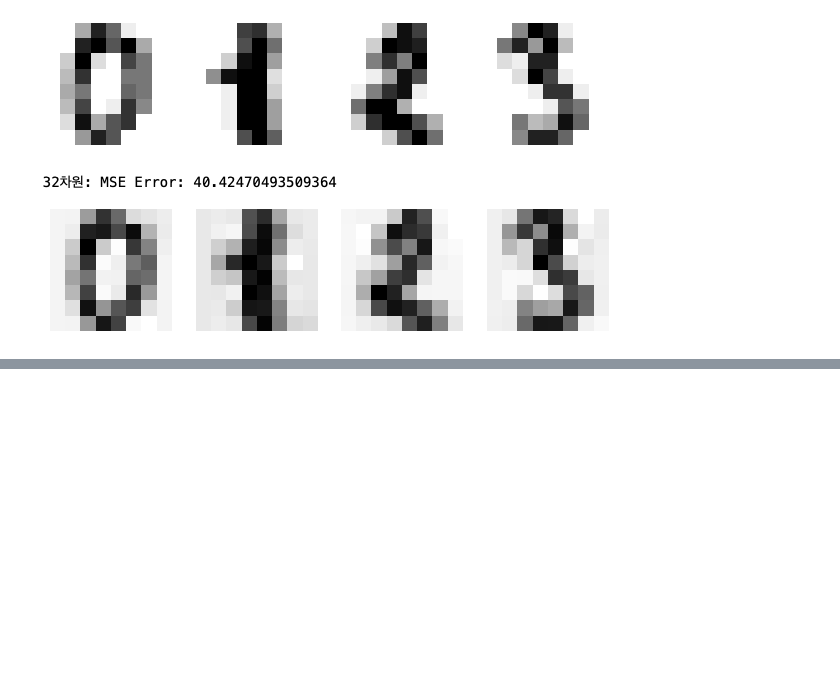
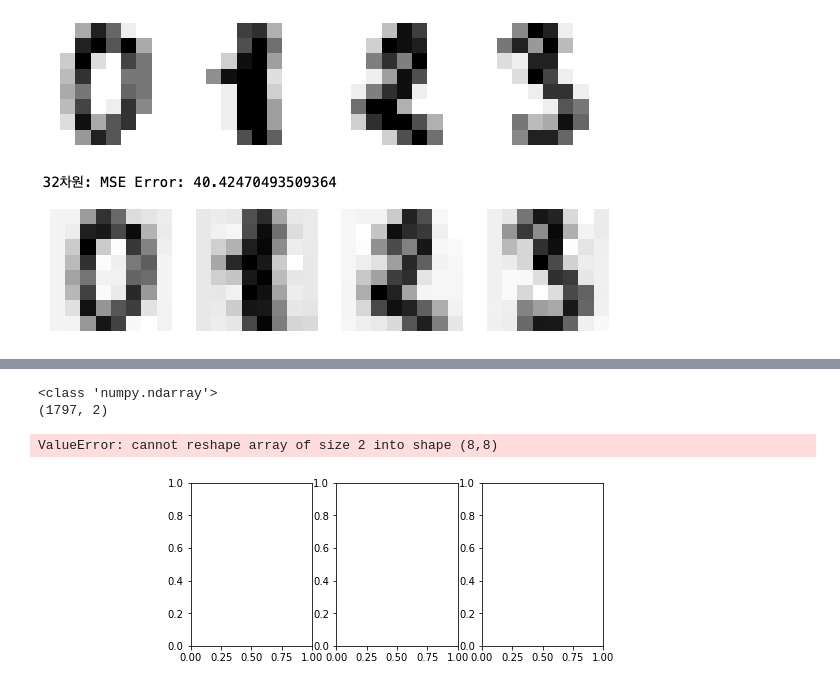
Before and after one commit to tonyhan18/CSE4152_Advanced_Software, a Jupyter notebook: 3주차/week3/PCA_student.ipynb, the cells around one changed output, grey strips where cells are left out. Drawn from its saved outputs; the diff is of its cells as text; code cells hidden in the pictures; blank space fills up the shorter version.

```diff
--- a/3주차/week3/PCA_student.ipynb
+++ b/3주차/week3/PCA_student.ipynb
@@ -412,0 +450,16 @@ print("{} dimension MSE : {}".format(32,MSE))
+# %%
+print(type(X))
+images = student_pca(X,2)
+print(images.shape)
+n_samples = X.shape[0]
+images = images.reshape((n_samples, -1))
+_, axes = plt.subplots(nrows=1, ncols=4, figsize=(10, 3))
+for ax, image in zip(axes, images):
+    ax.set_axis_off()
+    image = image.reshape(8, 8)
+    ax.imshow(image, cmap=plt.cm.gray_r, interpolation='nearest')
+# %% [output]
+<class 'numpy.ndarray'>
+(1797, 2)
+ValueError: cannot reshape array of size 2 into shape (8,8)
+[figure, added]
```
Also changed, not shown: parts of 9 cells of this notebook.
